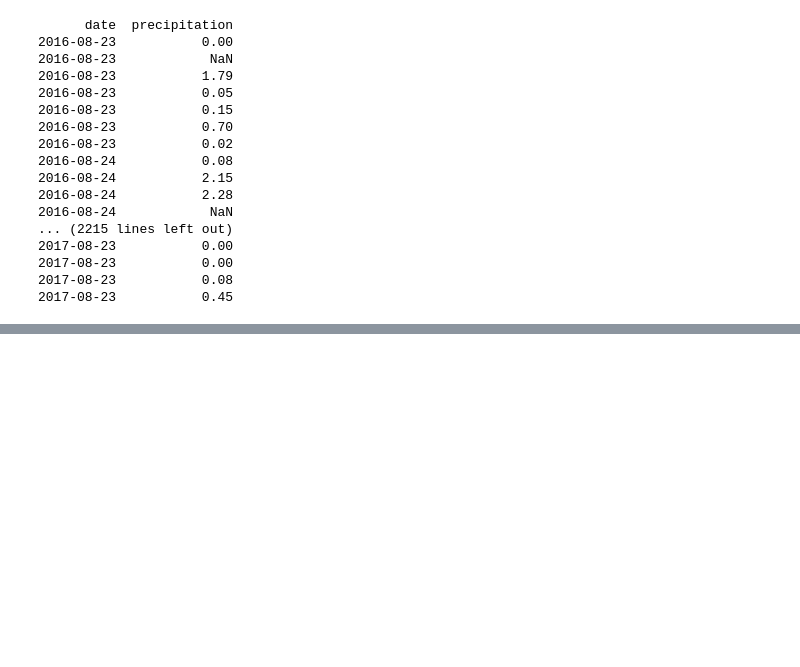
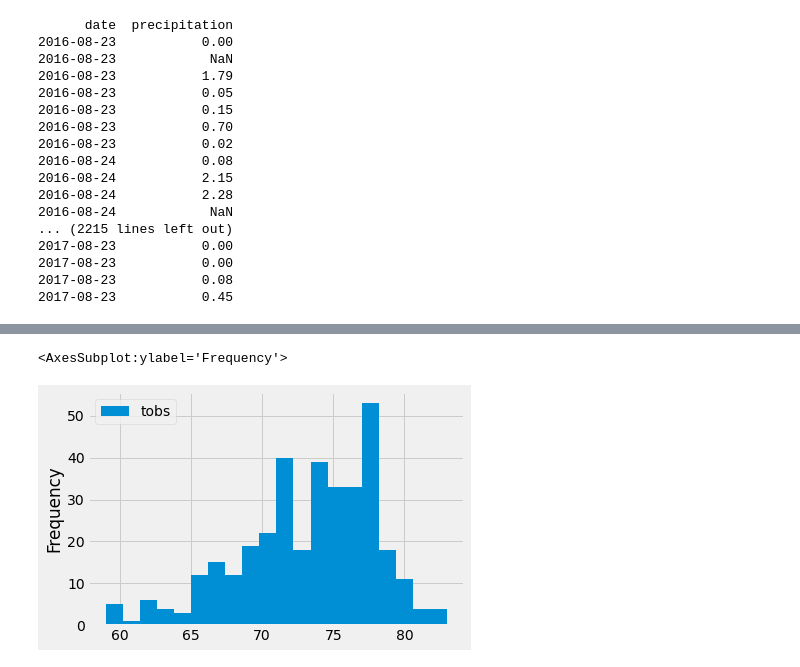
Before and after one commit to pavelt224/surfs_up, a Jupyter notebook: climate_analysis.ipynb, the cells around one changed output, grey strips where cells are left out. Saved outputs shown, nothing was run; the diff lists cells and outputs as text; code cells hidden in the pictures; blank space fills up the shorter version.

```diff
--- a/climate_analysis.ipynb
+++ b/climate_analysis.ipynb
@@ -121,0 +231,5 @@ print(df.to_string(index=False))
+# %%
+df.plot.hist(bins=20)
+# %% [output]
+<AxesSubplot:ylabel='Frequency'>
+[figure, added]
```
Also changed, not shown: parts of 19 cells of this notebook.
